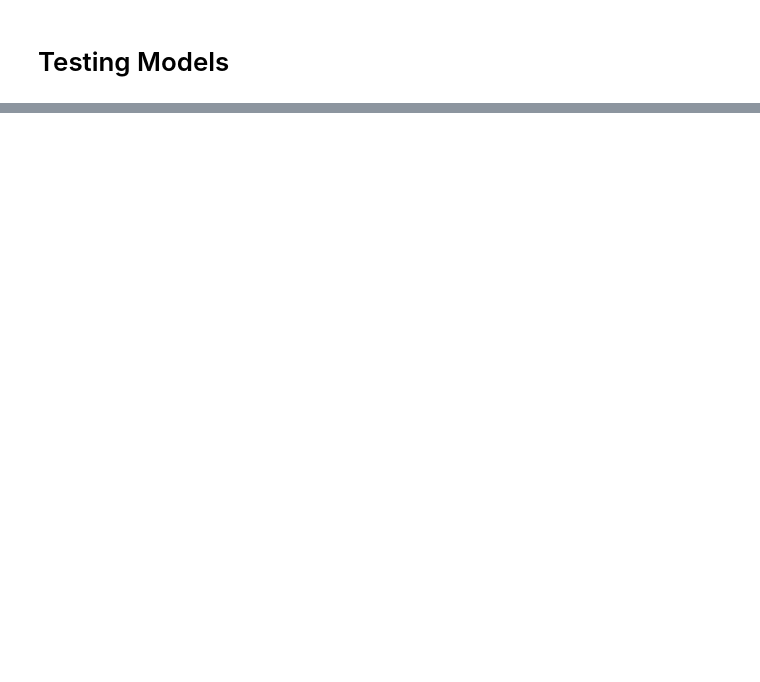
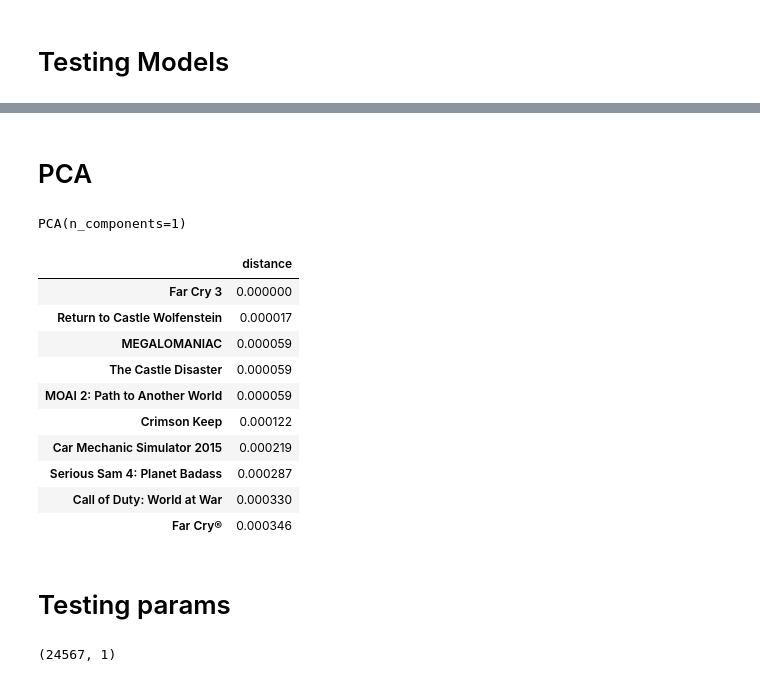
Before and after one commit to JoaoMarques1/find_your_inner_gamer, a Jupyter notebook: notebooks/pipeline-lau-test.ipynb, the cells around one changed output, grey strips where cells are left out. Saved outputs shown, nothing was run; the diff lists cells and outputs as text; code cells hidden in the pictures; blank space fills up the shorter version.

```diff
--- a/notebooks/pipeline-lau-test.ipynb
+++ b/notebooks/pipeline-lau-test.ipynb
@@ -249 +261,30 @@ test_df['distance'] = ''
+# %% [markdown]
+# PCA
+# %%
+from sklearn.decomposition import PCA
+pca = PCA(n_components=1)
+pca.fit(X)
+# %% [output]
+PCA(n_components=1)
+# %%
+X_proj = pca.transform(X)
+# %%
+X_proj = pd.DataFrame(X_proj, index=df.name.tolist())
+# %%
+
+model_pca = train(X_proj, df['url'])
+# %%
+recommending_system(model_pca, X_proj, 'Far Cry 3')
+# %% [output]
+|  | distance |
+| Far Cry 3 | 0.000000 |
+| Return to Castle Wolfenstein | 0.000017 |
+| MEGALOMANIAC | 0.000059 |
+| The Castle Disaster | 0.000059 |
+| MOAI 2: Path to Another World | 0.000059 |
+| Crimson Keep | 0.000122 |
+| Car Mechanic Simulator 2015 | 0.000219 |
+| Serious Sam 4: Planet Badass | 0.000287 |
+| Call of Duty: World at War | 0.000330 |
+| Far Cry® | 0.000346 |
 # %%
@@ -255,0 +300,2 @@ for index, row in test_df.iterrows():
+# %% [markdown]
+# Testing params
@@ -255,0 +341,5 @@ for index, row in test_df.iterrows():
+# %%
+pipe = create_pipeline(df, 0.05, 1)
+pipe.shape
+# %% [output]
+(24567, 1)
```
Also changed, not shown: parts of 22 cells of this notebook, 1 other file.
